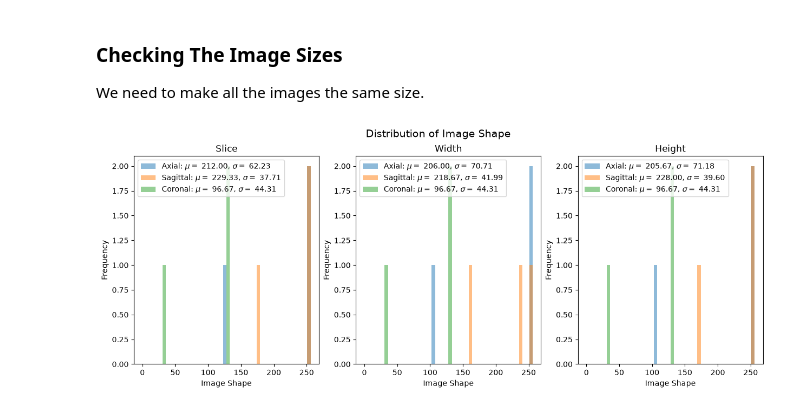
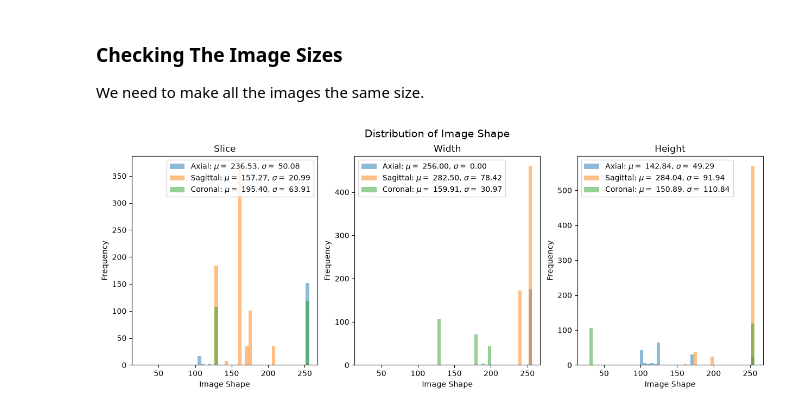
Before and after one commit to Erdos-Projects/fall-2026-autism, a Jupyter notebook: notebooks/pipeline_demo.ipynb, the cells around one changed output. Cells and saved outputs as stored; diff of their text form; code cells hidden in the pictures.

```diff
--- a/notebooks/pipeline_demo.ipynb
+++ b/notebooks/pipeline_demo.ipynb
@@ -83,19 +83,23 @@ We need to make all the images the same size.
 # %%
 fig, ax = plt.subplots(1,3, figsize=(15,5))
 
 fig.suptitle("Distribution of Image Shape", fontsize=14)
 
+# each list holds one (d0, d1, d2) tuple per scan, so stack into (n_scans, 3) and index by column
+img_shapes = {
+    "Axial": np.array(ax_img_shape),
+    "Sagittal": np.array(sag_img_shape),
+    "Coronal": np.array(cor_img_shape),
+}
+
 for i, dim in enumerate(["slice", "width", "height"]):
-    ax[i].hist(ax_img_shape[i], bins=50, range=(0, 256), alpha=0.5, label="Axial: $\\mu=$ {:.2f}, $\\sigma=$ {:.2f}".format(
-        np.mean(ax_img_shape[i]), np.std(ax_img_shape[i])))
-    ax[i].hist(sag_img_shape[i], bins=50, range=(0, 256), alpha=0.5, label="Sagittal: $\\mu=$ {:.2f}, $\\sigma=$ {:.2f}".format(
-        np.mean(sag_img_shape[i]), np.std(sag_img_shape[i])))
-    ax[i].hist(cor_img_shape[i], bins=50, range=(0, 256), alpha=0.5, label="Coronal: $\\mu=$ {:.2f}, $\\sigma=$ {:.2f}".format(
-        np.mean(cor_img_shape[i]), np.std(cor_img_shape[i])))
+    for label, shapes in img_shapes.items():
+        ax[i].hist(shapes[:, i], bins=50, range=(25, 256), alpha=0.5, label="{}: $\\mu=$ {:.2f}, $\\sigma=$ {:.2f}".format(
+            label, np.mean(shapes[:, i]), np.std(shapes[:, i])))
     ax[i].set_xlabel("Image Shape")
     ax[i].set_ylabel("Frequency")
     ax[i].set_title(dim.capitalize())
     ax[i].legend()
 plt.show()
 # %% [output]
-[figure, old version]
+[figure, new version]
```
Also changed, not shown: 13 other files.
